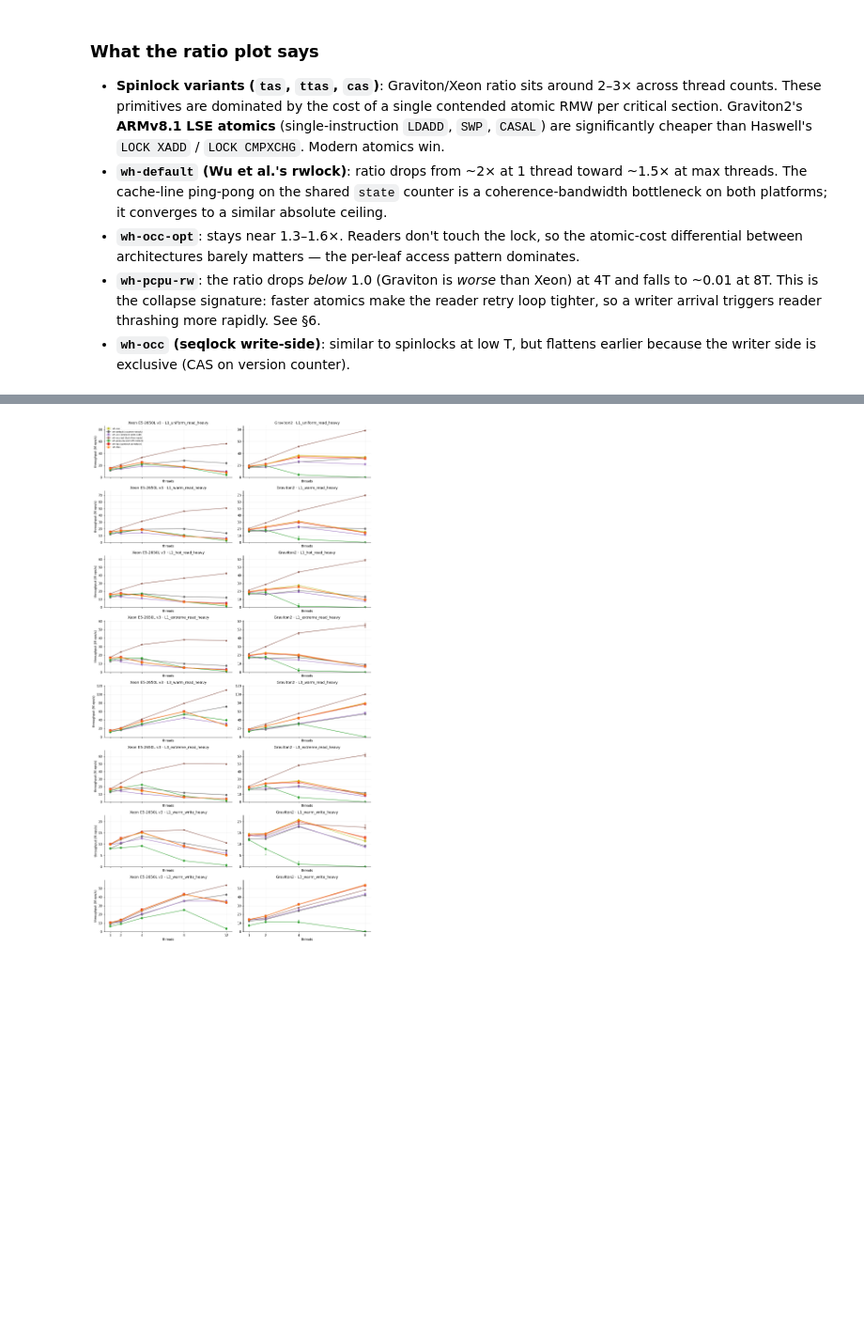
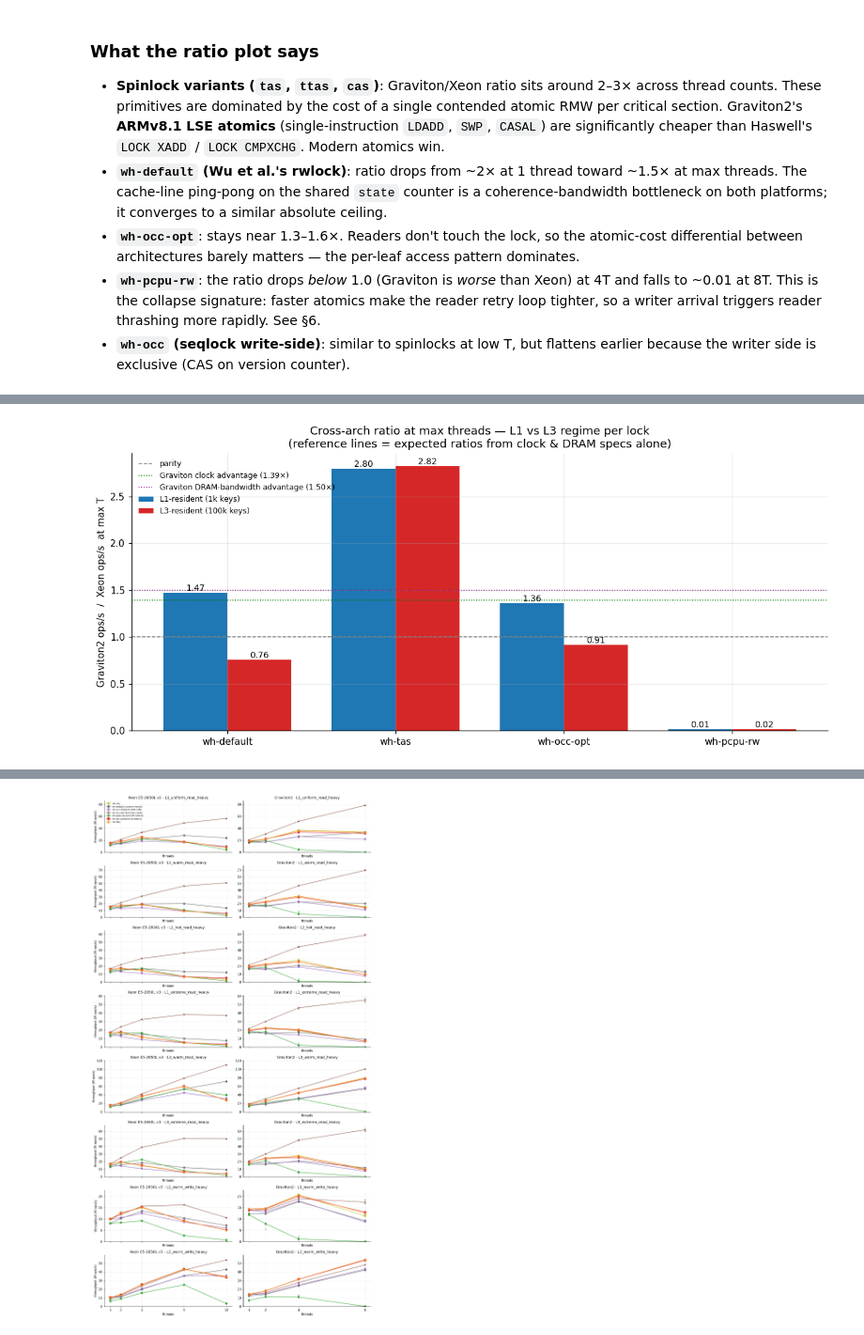
Before and after one commit to apana03/lockbench, a Jupyter notebook: scripts/lockbench_analysis.ipynb, the cells around one changed output, grey strips where cells are left out. Shown at 94% size. Drawn from its saved outputs; the diff is of its cells as text; code cells hidden in the pictures; blank space fills up the shorter version.

```diff
--- a/scripts/lockbench_analysis.ipynb
+++ b/scripts/lockbench_analysis.ipynb
@@ -291,0 +424,15 @@ plt.tight_layout(); plt.show()
+# %%
+# For each lock, compute Graviton/Xeon ratio at max threads in L1 vs L3 (warm zipf, read-heavy).
+rows = []
+for lk in ('wh-default', 'wh-occ-opt', 'wh-tas', 'wh-pcpu-rw'):
+    for cr in ('L1', 'L3'):
+        for arch in ('x86_64', 'aarch64'):
+            sub = agg[(agg.bench == 'wh') & (agg.arch == arch) & (agg.lock == lk) &
+                      (agg.cache_regime == cr) & (agg.skew_tier == 'warm') & (agg.mix == 'read_heavy')]
+            if sub.empty: continue
+            maxT = int(sub.threads.max())
+            v = float(sub[sub.threads == maxT]['ops_s_median'].iloc[0])
+            rows.append({'lock': lk, 'cache': cr, 'arch': arch, 'maxT': maxT, 'M_ops_s': round(v / 1e6, 2)})
+table = pd.DataFrame(rows).pivot_table(index=['lock', 'cache'], columns='arch', values='M_ops_s')
+table['Graviton/Xeon'] = (table['aarch64'] / table['x86_64']).round(2)
+table
@@ -291,0 +450,32 @@ plt.tight_layout(); plt.show()
+# %%
+# Same data, but plot ratio L1 vs L3 side by side per lock.
+fig, ax = plt.subplots(figsize=(11, 5))
+locks_plot = ['wh-default', 'wh-tas', 'wh-occ-opt', 'wh-pcpu-rw']
+x = np.arange(len(locks_plot))
+width = 0.38
+l1_ratios, l3_ratios = [], []
+for lk in locks_plot:
+    for cr, store in (('L1', l1_ratios), ('L3', l3_ratios)):
+        x86 = agg[(agg.bench == 'wh') & (agg.arch == 'x86_64') & (agg.lock == lk) &
+                  (agg.cache_regime == cr) & (agg.skew_tier == 'warm') & (agg.mix == 'read_heavy')]
+        arm = agg[(agg.bench == 'wh') & (agg.arch == 'aarch64') & (agg.lock == lk) &
+                  (agg.cache_regime == cr) & (agg.skew_tier == 'warm') & (agg.mix == 'read_heavy')]
+        if x86.empty or arm.empty:
+            store.append(0); continue
+        xv = float(x86[x86.threads == int(x86.threads.max())]['ops_s_median'].iloc[0])
+        av = float(arm[arm.threads == int(arm.threads.max())]['ops_s_median'].iloc[0])
+        store.append(av / xv if xv > 0 else 0)
+b1 = ax.bar(x - width/2, l1_ratios, width, label='L1-resident (1k keys)', color='#1f77b4')
+b2 = ax.bar(x + width/2, l3_ratios, width, label='L3-resident (100k keys)', color='#d62728')
+for b, v in zip(b1, l1_ratios): ax.text(b.get_x() + b.get_width()/2, v + 0.02, f'{v:.2f}', ha='center', fontsize=9)
+for b, v in zip(b2, l3_ratios): ax.text(b.get_x() + b.get_width()/2, v + 0.02, f'{v:.2f}', ha='center', fontsize=9)
+ax.axhline(1.0, color='gray', linestyle='--', lw=1, label='parity')
+ax.axhline(1.39, color='green', linestyle=':', lw=1, label='Graviton clock advantage (1.39×)')
+ax.axhline(1.50, color='purple', linestyle=':', lw=1, label='Graviton DRAM-bandwidth advantage (1.50×)')
+ax.set_xticks(x); ax.set_xticklabels(locks_plot)
+ax.set_ylabel('Graviton2 ops/s  /  Xeon ops/s  at max T')
+ax.set_title('Cross-arch ratio at max threads — L1 vs L3 regime per lock\n(reference lines = expected ratios from clock & DRAM specs alone)')
+ax.legend(loc='upper left', fontsize=8)
+plt.tight_layout(); plt.show()
+# %% [output]
+[figure, added]
```
Also changed, not shown: parts of 19 cells of this notebook, 1 other file.
